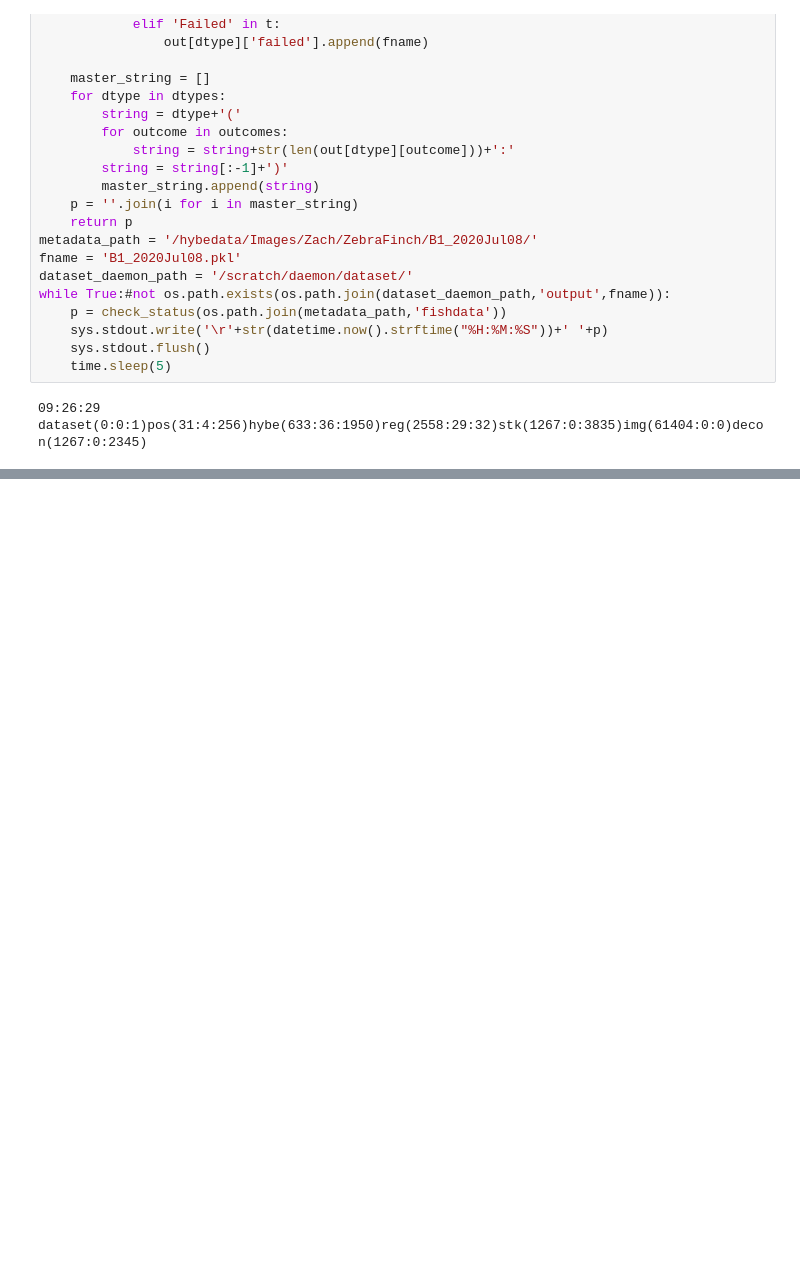
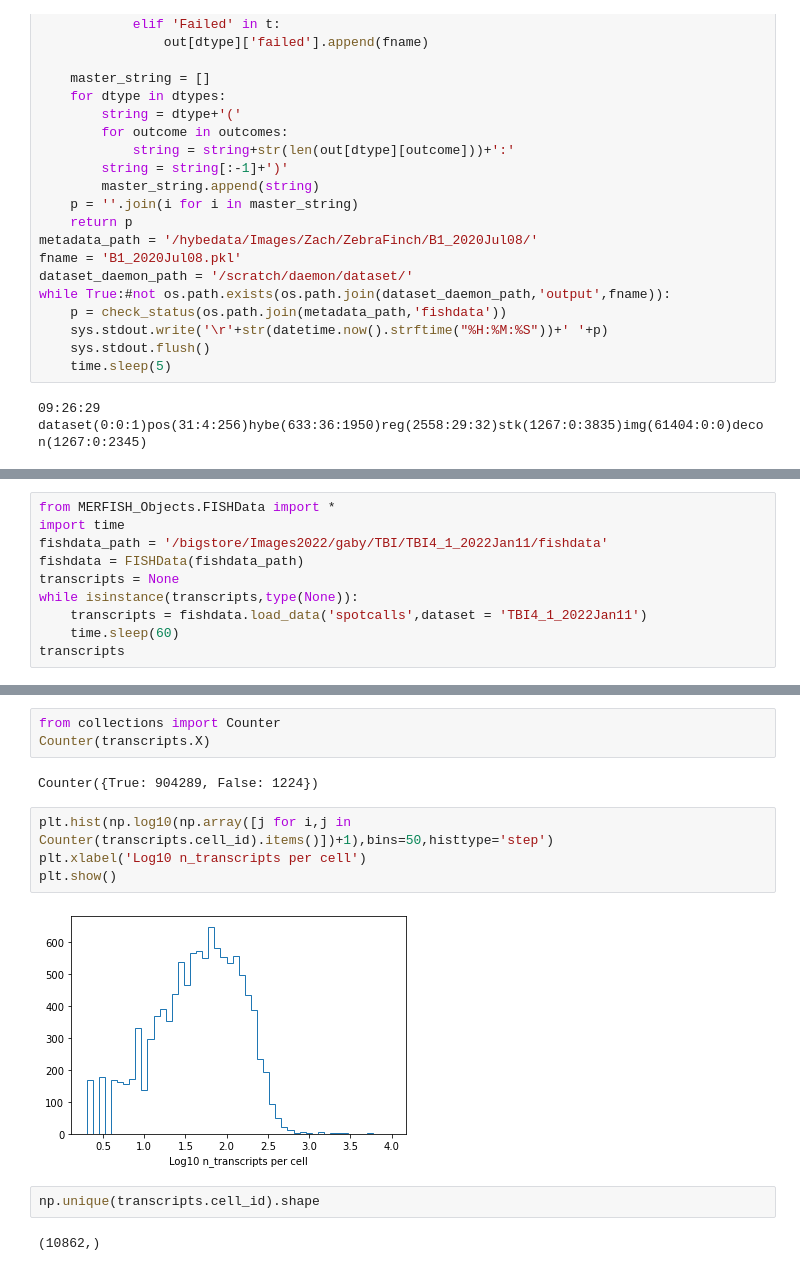
Before and after one commit to wollmanlab/PySpots, a Jupyter notebook: MERFISH_Objects/Example.ipynb, the cells around one changed output, grey strips where cells are left out. Cells and saved outputs as stored; diff of their text form; blank space fills up the shorter version.

```diff
--- a/MERFISH_Objects/Example.ipynb
+++ b/MERFISH_Objects/Example.ipynb
@@ -121,0 +158,10 @@ TBI-1-1_2021Oct20_Pos68_X_DeepBlue_X_flag.csv
+# %%
+from MERFISH_Objects.FISHData import *
+import time
+fishdata_path = '/bigstore/Images2022/gaby/TBI/TBI4_1_2022Jan11/fishdata'
+fishdata = FISHData(fishdata_path)
+transcripts = None
+while isinstance(transcripts,type(None)):
+    transcripts = fishdata.load_data('spotcalls',dataset = 'TBI4_1_2022Jan11')
+    time.sleep(60)
+transcripts
@@ -121,0 +182,15 @@ TBI-1-1_2021Oct20_Pos68_X_DeepBlue_X_flag.csv
+# %%
+from collections import Counter
+Counter(transcripts.X)
+# %% [output]
+Counter({True: 904289, False: 1224})
+# %%
+plt.hist(np.log10(np.array([j for i,j in Counter(transcripts.cell_id).items()])+1),bins=50,histtype='step')
+plt.xlabel('Log10 n_transcripts per cell')
+plt.show()
+# %% [output]
+[figure, added]
+# %%
+np.unique(transcripts.cell_id).shape
+# %% [output]
+(10862,)
```
Also changed, not shown: parts of 23 cells of this notebook, 13 other files.
